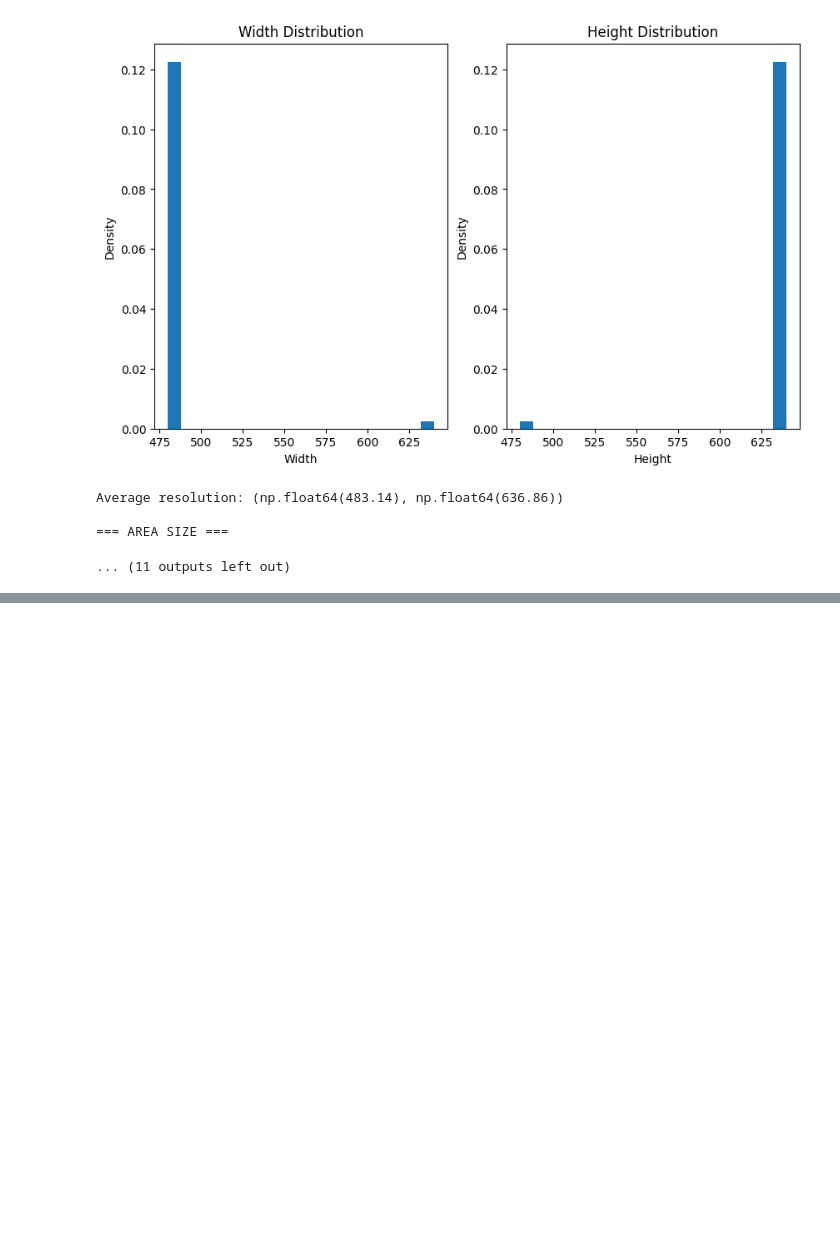
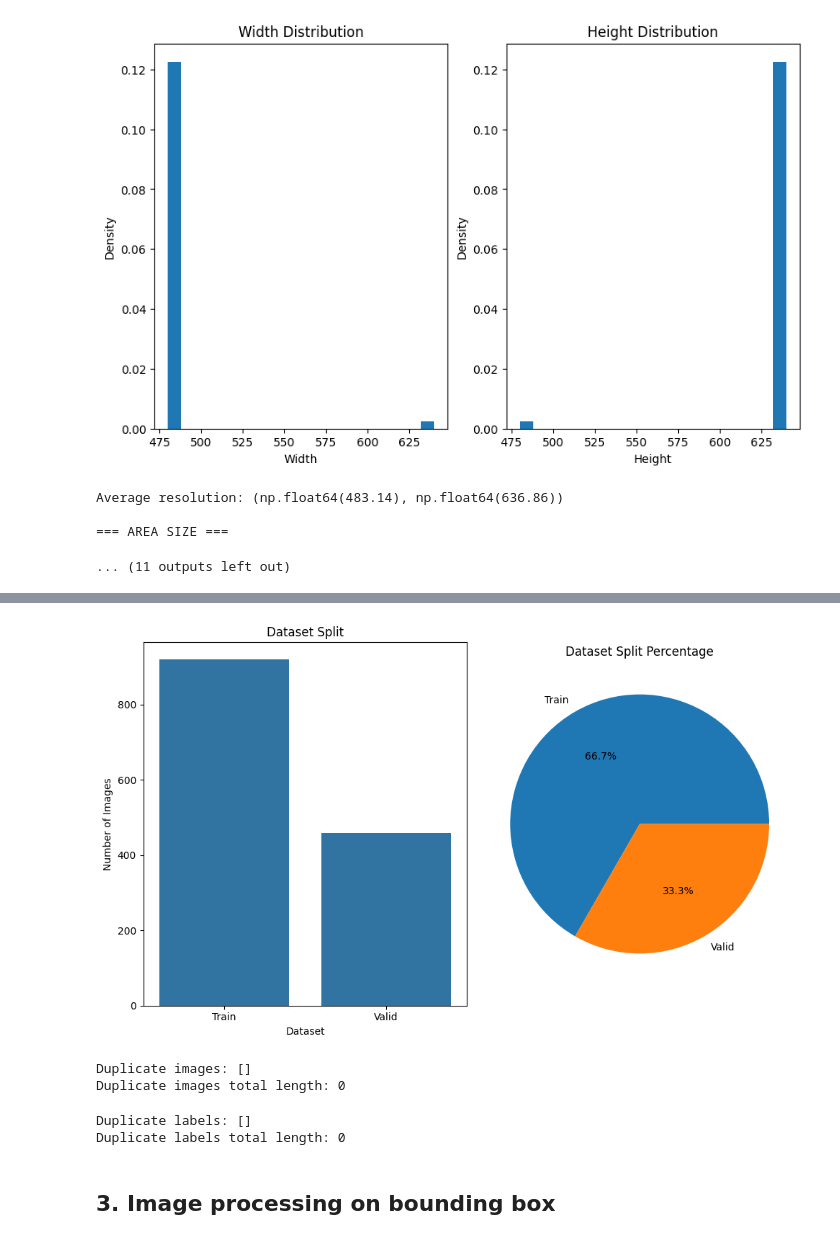
Before and after one commit to M-Hamza380/Waste-Material-System, a Jupyter notebook: src/backend/research/trials.ipynb, the cells around one changed output, grey strips where cells are left out. Saved outputs shown, nothing was run; the diff lists cells and outputs as text; code cells hidden in the pictures; blank space fills up the shorter version.

```diff
--- a/src/backend/research/trials.ipynb
+++ b/src/backend/research/trials.ipynb
@@ -652,20 +882,44 @@ Average resolution: (np.float64(483.14), np.float64(636.86))
 # %%
-#  Plot dataset split
-img_dataset_sizes = [len(train_image_dir), len(valid_image_dir)]
-img_label = [len(train_label_dir), len(valid_label_dir)]
-labels = ["Train", "Valid"]
-
-plt.figure(figsize=(10, 6))
+# Plot dataset split
+dataset_size = [len(os.listdir(train_image_dir)), len(os.listdir(valid_image_dir))]
+plt.figure(figsize=(10,6))
 
 plt.subplot(1, 2, 1)
-plt.bar(['Train', 'Valid'], img_dataset_sizes)
-plt.xlabel('Dataset')
-plt.ylabel('Number of Images')
-plt.title('Dataset Split')
+sns.barplot(x=["Train", "Valid"], y=dataset_size)
+plt.xlabel("Dataset")
+plt.ylabel("Number of Images")
+plt.title("Dataset Split")
 
 plt.subplot(1, 2, 2)
-explode = (0, 0.4, 0.2)
-plt.pie(img_dataset_sizes, labels=['Train', 'Valid'], explode=explode, autopct='%1.2f%%', startangle=90, shadow=True)
+plt.pie(dataset_size, labels=["Train", "Valid"], autopct="%1.1f%%")
 plt.title('Dataset Split Percentage')
 plt.tight_layout()
 plt.show()
+# %% [output]
+[figure, added]
+# %%
+# Find duplicate images
+
+train_image_files = os.listdir(train_image_dir)
+valid_image_files = os.listdir(valid_image_dir)
+
+duplicate_images = [file for file in train_image_files if file in valid_image_files]
+print(f"Duplicate images: {duplicate_images}")
+print(f"Duplicate images total length: {len(duplicate_images)}")
+# %% [output]
+Duplicate images: []
+Duplicate images total length: 0
+# %%
+# Find duplicate labels
+
+train_label_files = os.listdir(train_label_dir)
+valid_label_files = os.listdir(valid_label_dir)
+
+duplicate_labels = [file for file in train_label_files if file in valid_label_files]
+print(f"Duplicate labels: {duplicate_labels}")
+print(f"Duplicate labels total length: {len(duplicate_labels)}")
+# %% [output]
+Duplicate labels: []
+Duplicate labels total length: 0
+# %% [markdown]
+## 3. Image processing on bounding box
```
Also changed, not shown: parts of 19 cells of this notebook, 1 other file.
